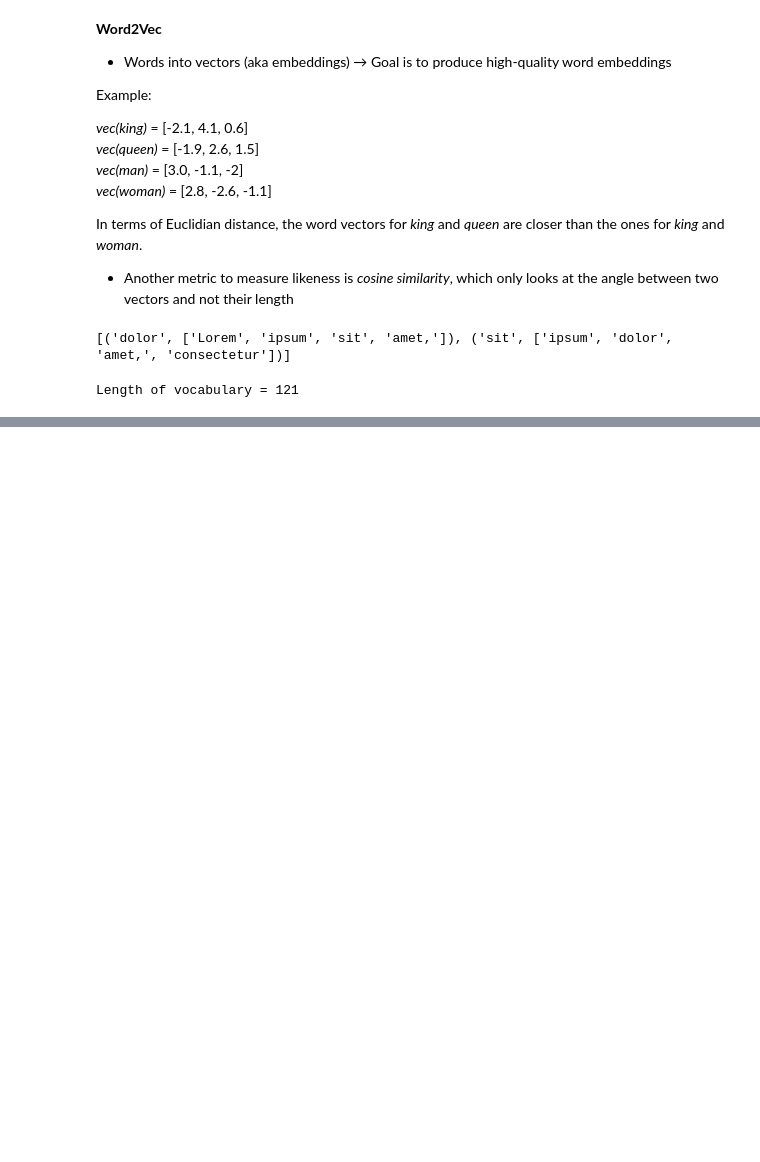
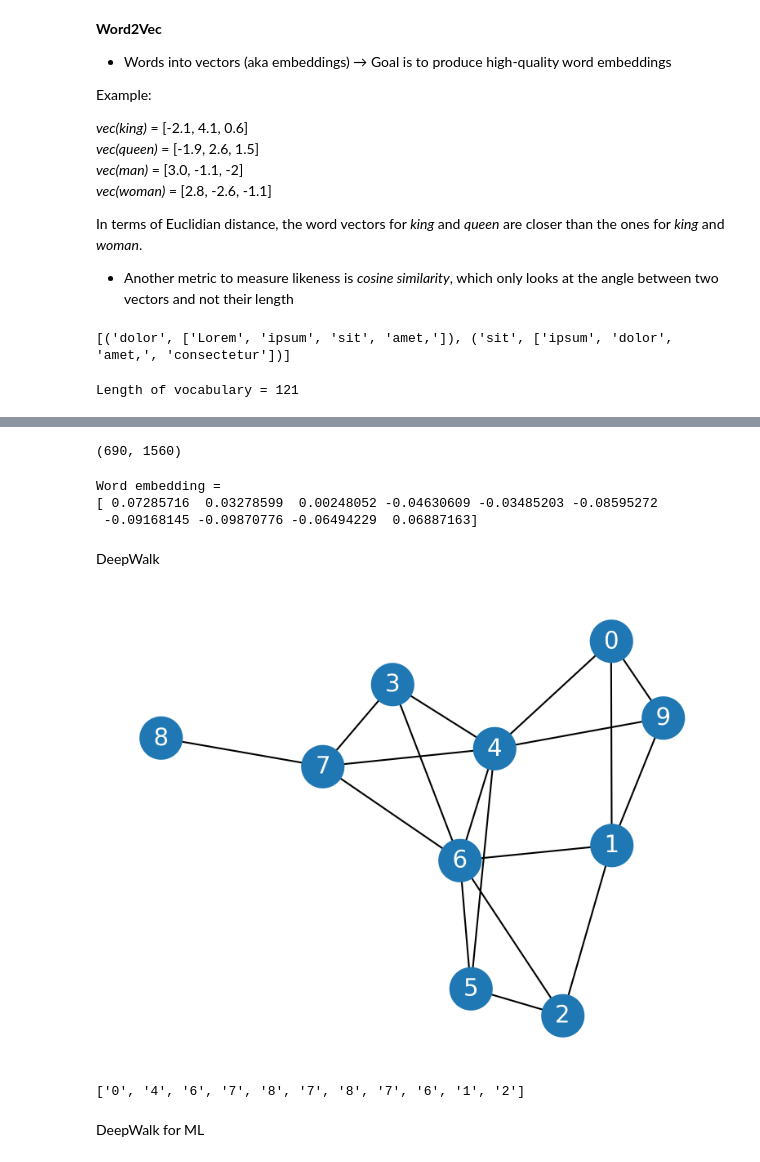
Before and after one commit to JordanEisinger/learning-practice, a Jupyter notebook: python/hands-on-graph-neural-networks-using-python/ch3-node-representations-with-deepwalk.ipynb, the cells around one changed output, grey strips where cells are left out. Drawn from its saved outputs; the diff is of its cells as text; code cells hidden in the pictures; blank space fills up the shorter version.

```diff
--- a/python/hands-on-graph-neural-networks-using-python/ch3-node-representations-with-deepwalk.ipynb
+++ b/python/hands-on-graph-neural-networks-using-python/ch3-node-representations-with-deepwalk.ipynb
@@ -51,0 +74,17 @@ Length of vocabulary = 121
+# %%
+model.train(
+    [text],
+    total_examples=model.corpus_count,
+    epochs=10
+)
+# %% [output]
+(690, 1560)
+# %%
+print('Word embedding =')
+print(model.wv[0])
+# %% [output]
+Word embedding =
+[ 0.07285716  0.03278599  0.00248052 -0.04630609 -0.03485203 -0.08595272
+ -0.09168145 -0.09870776 -0.06494229  0.06887163]
+# %% [markdown]
+DeepWalk
@@ -51,0 +97,15 @@ Length of vocabulary = 121
+# %%
+# Define a random graph with fixed number of nodes and edge probability
+G = nx.erdos_renyi_graph(10, 0.3, seed=1, directed=False)
+# %%
+plt.figure(dpi=300)
+plt.axis('off')
+nx.draw_networkx(G,
+                 pos=nx.spring_layout(G, seed=0),
+                 node_size=600,
+                 cmap='coolwarm',
+                 font_size=14,
+                 font_color='white'
+)
+# %% [output]
+[figure, added]
@@ -51,0 +123,6 @@ Length of vocabulary = 121
+# %%
+print(random_walk(0, 10))
+# %% [output]
+['0', '4', '6', '7', '8', '7', '8', '7', '6', '1', '2']
+# %% [markdown]
+DeepWalk for ML
```
Also changed, not shown: parts of 23 cells of this notebook.
